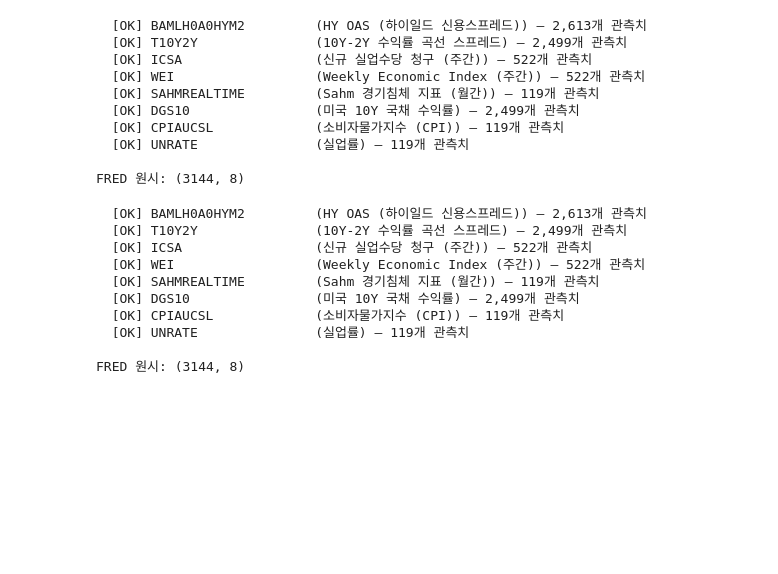
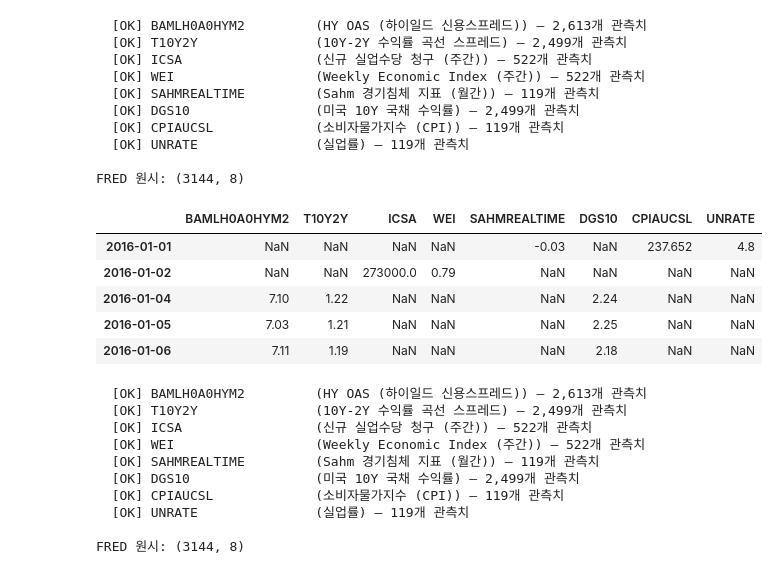
Before and after one commit to sybeom528/finance_project, a Jupyter notebook: 김재천/Guide/Step1_Data_Collection.ipynb, the cells around one changed output. Saved outputs shown, nothing was run; the diff lists cells and outputs as text; code cells hidden in the pictures; blank space fills up the shorter version.

```diff
--- a/김재천/Guide/Step1_Data_Collection.ipynb
+++ b/김재천/Guide/Step1_Data_Collection.ipynb
@@ -331,6 +352,15 @@ print(f'\nFRED 원시: {df_fred_raw.shape}')
   [OK] UNRATE               (실업률) — 119개 관측치
 
 FRED 원시: (3144, 8)
+# %%
+df_fred_raw.head()
+# %% [output]
+|  | BAMLH0A0HYM2 | T10Y2Y | ICSA | WEI | SAHMREALTIME | DGS10 | CPIAUCSL | UNRATE |
+| 2016-01-01 | NaN | NaN | NaN | NaN | -0.03 | NaN | 237.652 | 4.8 |
+| 2016-01-02 | NaN | NaN | 273000.0 | 0.79 | NaN | NaN | NaN | NaN |
+| 2016-01-04 | 7.10 | 1.22 | NaN | NaN | NaN | 2.24 | NaN | NaN |
+| 2016-01-05 | 7.03 | 1.21 | NaN | NaN | NaN | 2.25 | NaN | NaN |
+| 2016-01-06 | 7.11 | 1.19 | NaN | NaN | NaN | 2.18 | NaN | NaN |
 # %%
 # ============================================================
 # FRED 수집 (8개 시리즈)
```
Also changed, not shown: parts of 2 cells of this notebook, 46 other files.
